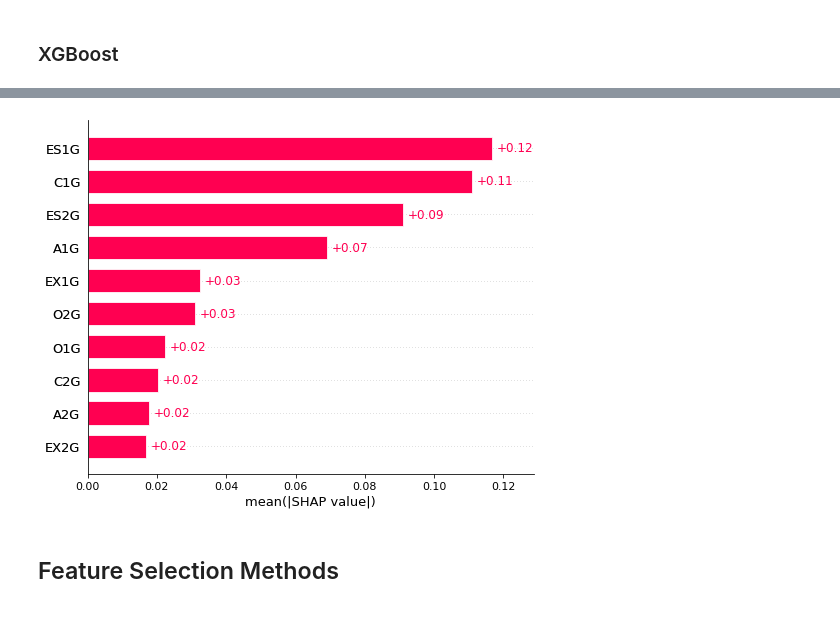
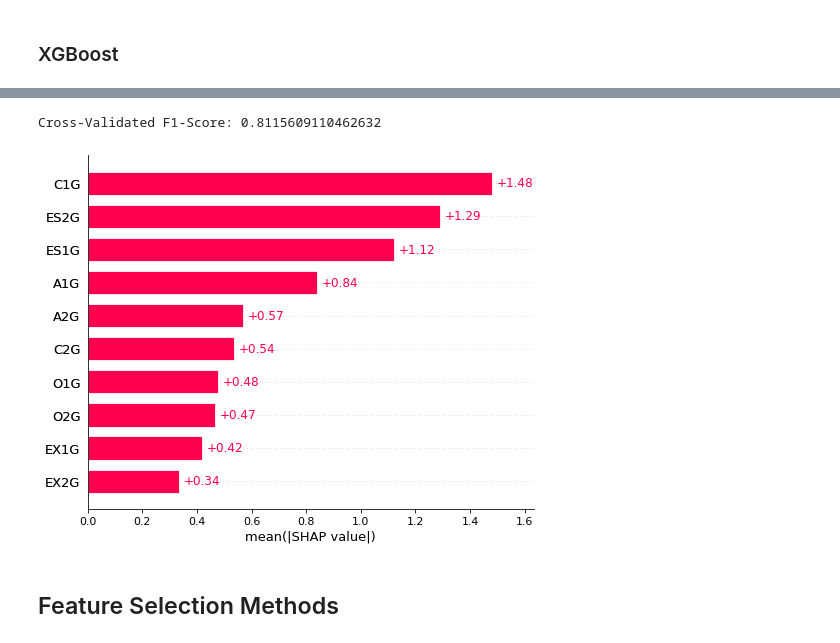
Before and after one commit to santiviquez/lie-detection, a Jupyter notebook: predictors_reliability.ipynb, the cells around one changed output, grey strips where cells are left out. Saved outputs shown, nothing was run; the diff lists cells and outputs as text; code cells hidden in the pictures.

```diff
--- a/predictors_reliability.ipynb
+++ b/predictors_reliability.ipynb
@@ -227,30 +222,0 @@ sns.barplot(data=comparison_df, x="variable", y="value", hue="model")
-# %%
-def get_shap_values(clf, df, cv):
-    X = df.loc[:, df.columns != 'CONDITION'] # select all columns except CONDITION
-    y = np.where(df["CONDITION"] == "H", 1, 0)
-
-    kf = KFold(n_splits=cv, shuffle=True, random_state=42)
-    list_shap_values = list()
-
-    for train_index, test_index in kf.split(X):
-        X_train, X_test = X.iloc[train_index], X.iloc[test_index]
-        y_train, y_test = y[train_index], y[test_index]
-
-        #training model
-        clf.fit(X_train, y_train)
-
-        #explaining model
-        explainer = shap.Explainer(clf, X_train)
-        shap_values = explainer(X_test)
-
-        #for each iteration we save the test_set index and the shap_values
-        list_shap_values.append(shap_values)
-        list_test_sets.append(test_index)
-
-    # combining results from all iterations
-    shap_values = np.array(list_shap_values[0].values)
-    for i in range(1, cv):
-        shap_values = np.concatenate((shap_values, np.array(list_shap_values[i].values)), axis=0)
-    shap_values = shap.Explanation(shap_values, feature_names=X_train.columns)
-
-    return shap_values
@@ -263,14 +223,11 @@ shap.plots.bar(shap_values[:,:,1])
-# %%
-X = BF_CTU_df.loc[:, BF_CTU_df.columns != 'CONDITION'] # select all columns except CONDITION
-y = np.where(BF_CTU_df["CONDITION"] == "H", 1, 0)
-
-model = RandomForestClassifier().fit(X,y)
-
-explainer = shap.Explainer(model, X)
-shap_values = explainer(X)
-shap.plots.bar(shap_values[:,:,1])
-# %% [output]
-[figure, removed]
+# %%
+clf = XGBClassifier(random_state=42)
+shap_values, f1 = get_shap_values(clf, BF_CTU_df, 5)
+print(f"Cross-Validated F1-Score: {f1}")
+shap.plots.bar(shap_values)
+# %% [output]
+Cross-Validated F1-Score: 0.8115609110462632
+[figure, added]
 # %% [markdown]
 ## Feature Selection Methods
 # %% [markdown]
```
Also changed, not shown: parts of 27 cells of this notebook.
